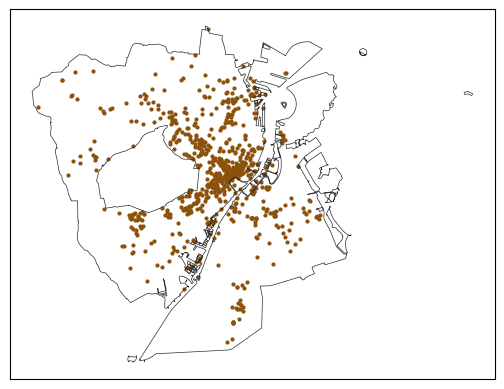
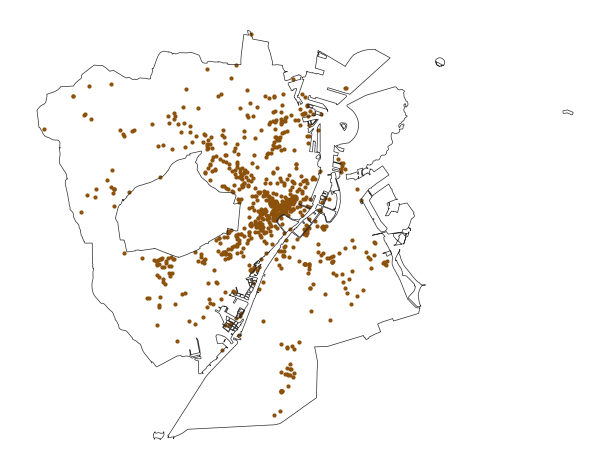
The notebook cell's code change between the first figure and the second:
--- before
+++ after
@@ -4,6 +4,6 @@
 cafes.plot(ax=ax, markersize=4, color=c_cafe)
 
-ax.get_xaxis().set_visible(False)
-ax.get_yaxis().set_visible(False)
+ax.set_axis_off()
+plt.tight_layout()
 
 plt.savefig(r"../docs/cafes_locations.png")

Commit: Add maps and table to README